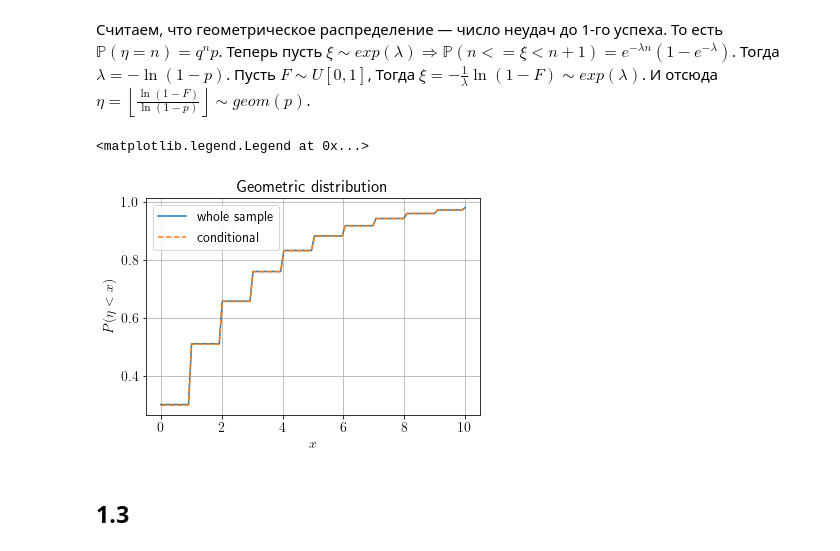
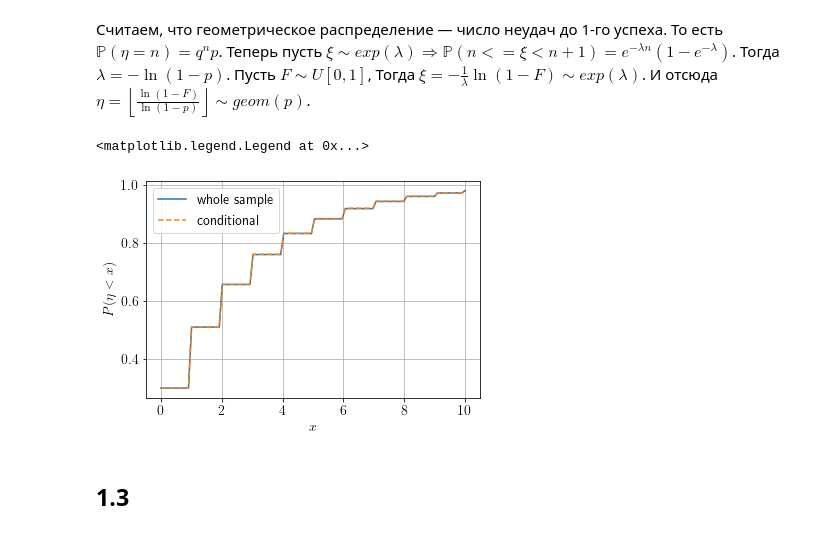
Before and after one commit to igudav/stochan, a Jupyter notebook: stochan1.ipynb, the cells around one changed output. Drawn from its saved outputs; the diff is of its cells as text; code cells hidden in the pictures.

```diff
--- a/stochan1.ipynb
+++ b/stochan1.ipynb
@@ -61,13 +61,12 @@ emp_cond = ECDF(arr[arr >= THR] - THR)
 # %%
 fig, ax = plt.subplots()
 x = np.linspace(0, 10, 100)
 ax.plot(x, emp_all(x), label='whole sample')
 ax.plot(x, emp_cond(x), '--', label='conditional')
-ax.set_title('Geometric distribution')
 ax.set_xlabel('$x$')
 ax.set_ylabel(r'$P(\eta < x)$')
 ax.grid('on')
 ax.legend()
 # %% [output]
 <matplotlib.legend.Legend at 0x...>
-[figure, old version]
+[figure, new version]
```
Also changed, not shown: parts of 27 cells of this notebook, 31 other files.
